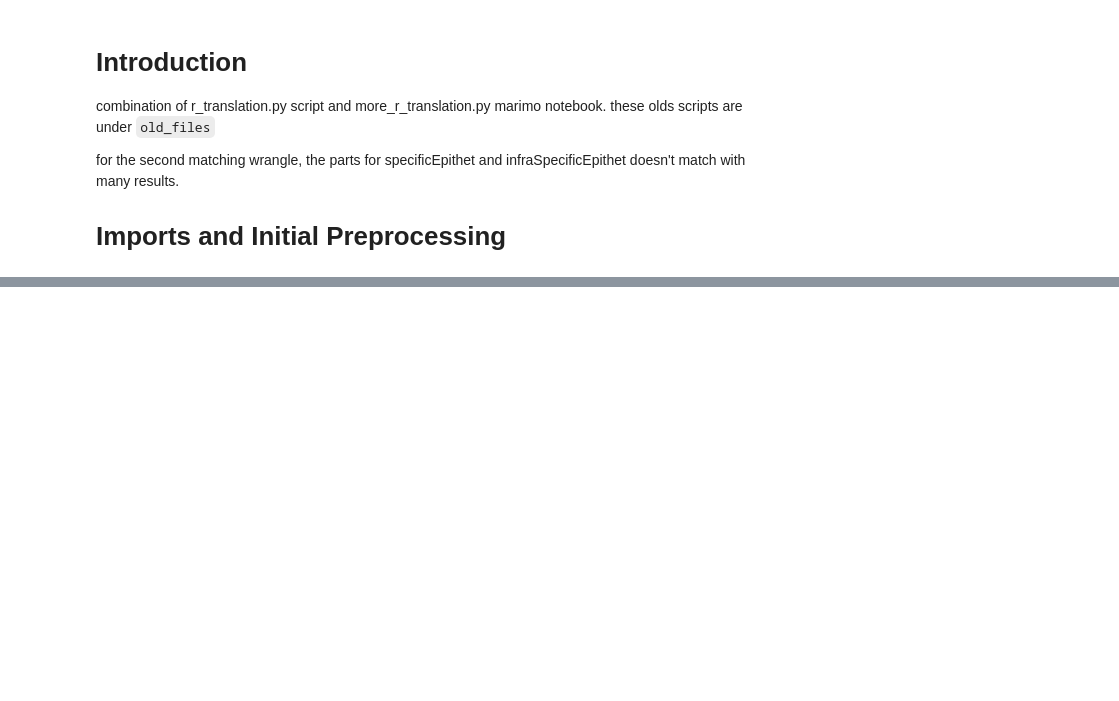
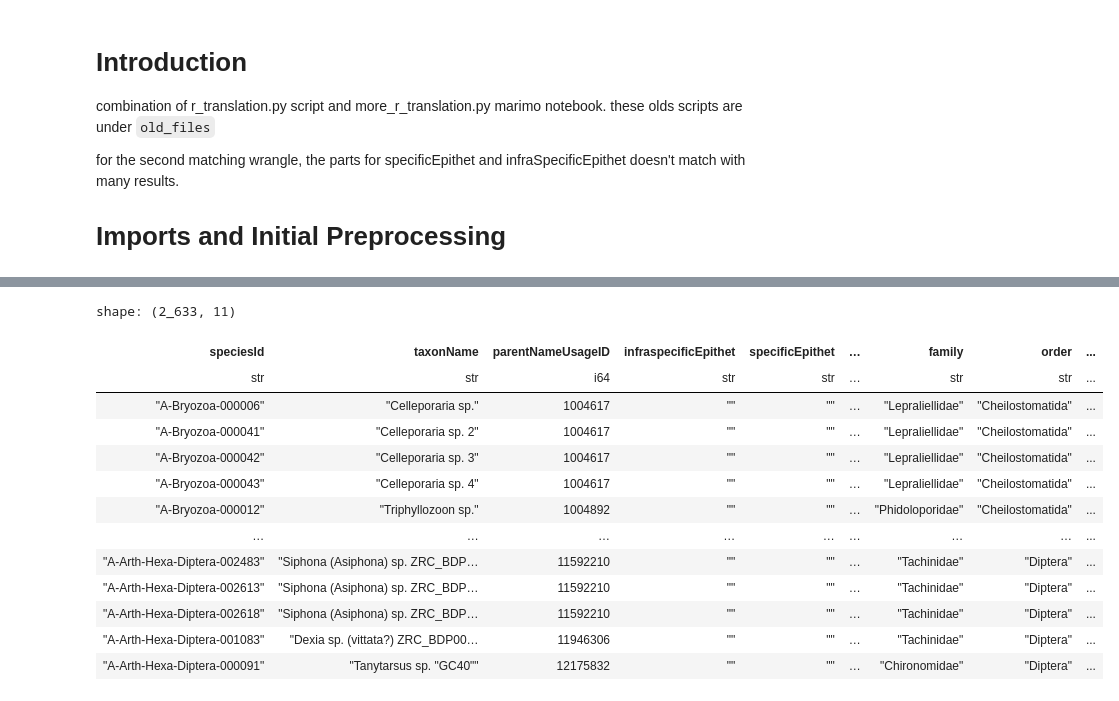
Before and after one commit to roberthobblebottom/lkcnhm_data_wrangling, a Jupyter notebook: __marimo__/bos_gbif_matching_marimo_notebook.ipynb, the cells around one changed output, grey strips where cells are left out. Saved outputs shown, nothing was run; the diff lists cells and outputs as text; code cells hidden in the pictures; blank space fills up the shorter version.

```diff
--- a/__marimo__/bos_gbif_matching_marimo_notebook.ipynb
+++ b/__marimo__/bos_gbif_matching_marimo_notebook.ipynb
@@ -679,0 +800,53 @@ _no_match.write_csv("no_match.csv")
+# %%
+_filter_genus = (
+    pl.col("class") != "",
+    pl.col("order") != "",
+    pl.col("family") != "",
+    pl.col("genus") != "",
+    pl.col("specificEpithet") == "",
+    pl.col("infraspecificEpithet") == "",
+)
+
+to_be_match_on_genus = still_no_match.filter(_filter_genus)
+
+_x_genus = (
+    still_no_match.filter(_filter_genus)
+    .select("genus")
+    .group_by("genus")
+    .len()
+)
+
+_taxons_subset_genus = (
+    taxons.filter(
+        pl.col("genus").is_in(_x_genus["genus"].unique().to_list()),
+        pl.col("specificEpithet").is_null(),
+        pl.col("infraspecificEpithet").is_null(),
+    )
+    .select("taxonID", "genus")
+    .collect()
+)
+# print(_taxons_subset_genus)
+match_on_genus = join_and_parentId_insertion(
+    to_be_match_on_genus,
+    _taxons_subset_genus,
+    ["genus"],
+)
+# %%
+match_on_genus.select(
+    ["speciesId", "taxonName", "parentNameUsageID"] + priority_columns
+).sort("parentNameUsageID")
+# %% [output]
+shape: (2_633, 11)
+| speciesId | taxonName | parentNameUsageID | infraspecificEpithet | specificEpithet | … | family | order | ... |
+| str | str | i64 | str | str | … | str | str | ... |
+| "A-Bryozoa-000006" | "Celleporaria sp." | 1004617 | "" | "" | … | "Lepraliellidae" | "Cheilostomatida" | ... |
+| "A-Bryozoa-000041" | "Celleporaria sp. 2" | 1004617 | "" | "" | … | "Lepraliellidae" | "Cheilostomatida" | ... |
+| "A-Bryozoa-000042" | "Celleporaria sp. 3" | 1004617 | "" | "" | … | "Lepraliellidae" | "Cheilostomatida" | ... |
+| "A-Bryozoa-000043" | "Celleporaria sp. 4" | 1004617 | "" | "" | … | "Lepraliellidae" | "Cheilostomatida" | ... |
+| "A-Bryozoa-000012" | "Triphyllozoon sp." | 1004892 | "" | "" | … | "Phidoloporidae" | "Cheilostomatida" | ... |
+| … | … | … | … | … | … | … | … | ... |
+| "A-Arth-Hexa-Diptera-002483" | "Siphona (Asiphona) sp. ZRC_BDP… | 11592210 | "" | "" | … | "Tachinidae" | "Diptera" | ... |
+| "A-Arth-Hexa-Diptera-002613" | "Siphona (Asiphona) sp. ZRC_BDP… | 11592210 | "" | "" | … | "Tachinidae" | "Diptera" | ... |
+| "A-Arth-Hexa-Diptera-002618" | "Siphona (Asiphona) sp. ZRC_BDP… | 11592210 | "" | "" | … | "Tachinidae" | "Diptera" | ... |
+| "A-Arth-Hexa-Diptera-001083" | "Dexia sp. (vittata?) ZRC_BDP00… | 11946306 | "" | "" | … | "Tachinidae" | "Diptera" | ... |
+| "A-Arth-Hexa-Diptera-000091" | "Tanytarsus sp. "GC40"" | 12175832 | "" | "" | … | "Chironomidae" | "Diptera" | ... |
```
Also changed, not shown: parts of 54 cells of this notebook, 9 other files.
